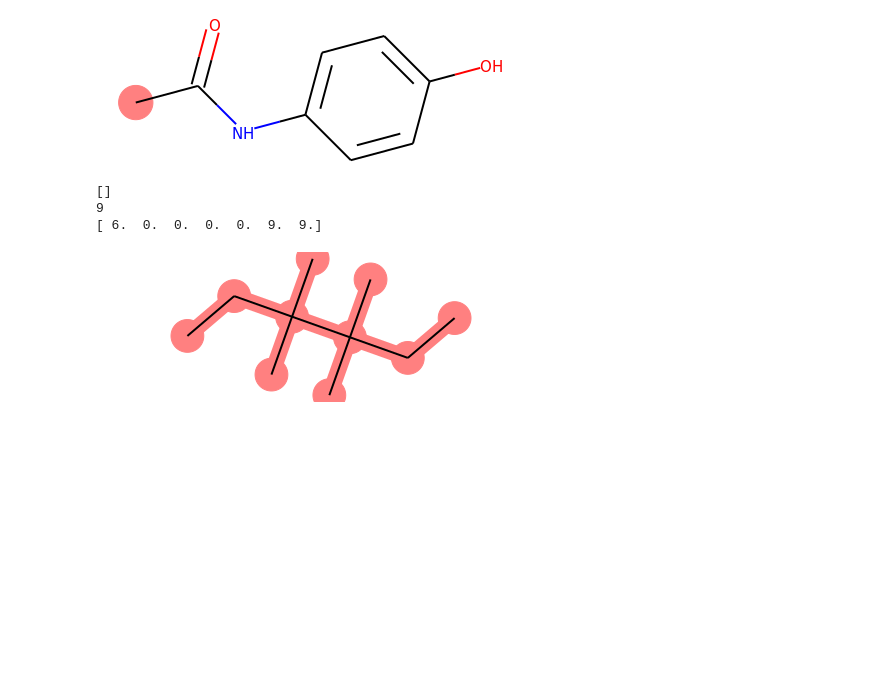
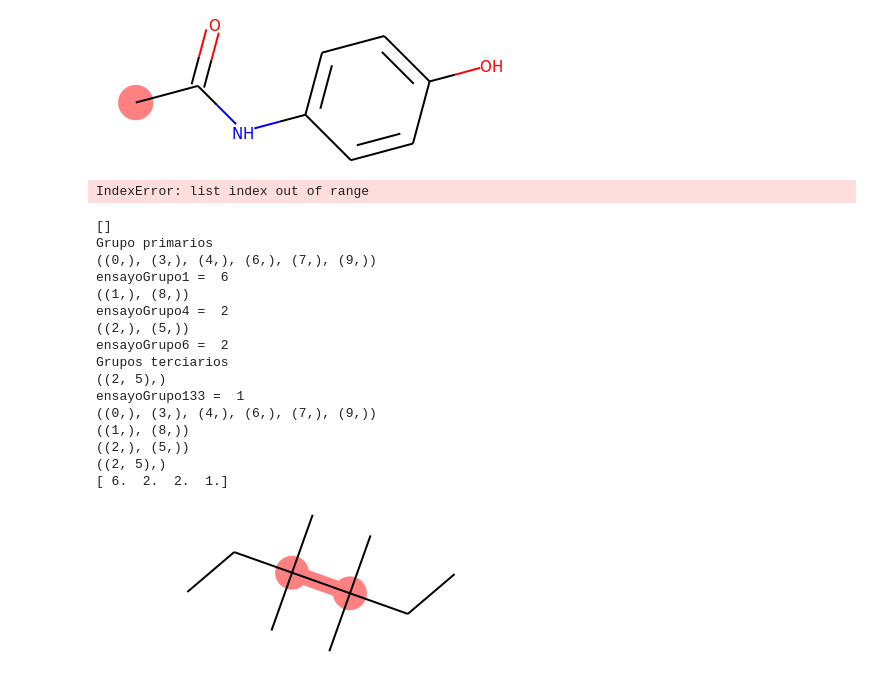
Before and after one commit to pysg/pyther, a Jupyter notebook: grupos.ipynb, the cells around one changed output. Saved outputs shown, nothing was run; the diff lists cells and outputs as text; code cells hidden in the pictures; blank space fills up the shorter version.

Commit message:
grupos funcionales

```diff
--- a/grupos.ipynb
+++ b/grupos.ipynb
@@ -646,45 +652,96 @@ molecula_1
+# %%
+names_to_smiles(['perflouro-2-propanone'])
+# %% [output]
+IndexError: list index out of range
 # %%
 'CC(=O)Nc1ccc(O)cc1'
+'perflouro-2-propanone'
 
 #contadorGrupos = np.ones(10)
 
 numSS = np.array([])
 #numSS = np.zeros(2)
 print(numSS)
 def contarGrupos(molecula, grupo):
+    ERT = some_chemicals[molecula].GetSubstructMatches(Chem.MolFromSmarts(grupo))
+    print(ERT)
 
-    numS = len(some_chemicals[molecula].GetSubstructMatches(Chem.MolFromSmarts(grupo)))
+    numS = len(some_chemicals[molecula].GetSubstructMatches(Chem.MolFromSmarts(grupo), uniquify=True))
     #print(numS)
     some_chemicals[0]
 
     return numS
 
+#----------------
+#grupo1 = 'C'
+####grupo1 = '[CH3;X4]'
+####grupo2 = 'C=O'
+####grupo3 = 'N'
+####grupo4 = 'c1ccccc1'
+####grupo5 = '[OH]'
+####grupo6 = '[CH2]'
+#grupo7 = '[$([C][CH3;X4])]'
+#grupo7 = '[$([CX2][CH3;X4])]'
+#grupo7 = '[#6,C;$([CX2][CH3;X4])]'
+#grupo7 = '[$([CX4]C[CH3;X4])]'
+#grupo7 = '[CH2]'
+# grupo7 = '[CH0][CH0]' # Este funciona para el ejemplo 1
+
+####grupo7 = '[CH0CCC][CH0CCC]'
+####grupo8 = '[CH0]'
+#----------------
+
+
 
 #grupo1 = 'C'
 grupo1 = '[CH3;X4]'
-grupo2 = 'C=O'
-grupo3 = 'N'
-grupo4 = 'c1ccccc1'
-grupo5 = '[OH]'
-grupo6 = 'C(C)(C)C(C)(C)'
-grupo7 = 'CC'
+grupo4 = '[CH2]'
+grupo6 = '[CH0]'
+grupo133 = '[CH0CCC][CH0CCC]'
 
-grupos = [grupo1, grupo2, grupo3, grupo4, grupo5, grupo6, grupo7]
+grupos = [grupo1, grupo4, grupo6, grupo133]
 
 #TotalGrupos = [contarGrupos(grupo) for grupo in grupos]
 
 #np.insert(a, 1, 5)
 molecula = 1
 
-ensayo1 = contarGrupos(molecula, grupo7)
-print(ensayo1)
+print("Grupo primarios")
+
+ensayoGrupo1 = contarGrupos(molecula, grupo1)
+print("ensayoGrupo1 = ", ensayoGrupo1)
+
+ensayoGrupo4 = contarGrupos(molecula, grupo4)
+print("ensayoGrupo4 = ", ensayoGrupo4)
+
+ensayoGrupo6 = contarGrupos(molecula, grupo6)
+print("ensayoGrupo6 = ", ensayoGrupo6)
+
+print("Grupos terciarios")
+
+ensayoGrupo133 = contarGrupos(molecula, grupo133)
+print("ensayoGrupo133 = ", ensayoGrupo133)
+
 TotalGrupos = np.append(numSS, [contarGrupos(molecula, grupo) for grupo in grupos])
 
 #TotalGrupos = np.array([np.append(numSS, contarGrupos(grupo)) for grupo in grupos])
 print(TotalGrupos)
 some_chemicals[molecula]
 # %% [output]
 []
-9
-[ 6.  0.  0.  0.  0.  9.  9.]
+Grupo primarios
+((0,), (3,), (4,), (6,), (7,), (9,))
+ensayoGrupo1 =  6
+((1,), (8,))
+ensayoGrupo4 =  2
+((2,), (5,))
+ensayoGrupo6 =  2
+Grupos terciarios
+((2, 5),)
+ensayoGrupo133 =  1
+((0,), (3,), (4,), (6,), (7,), (9,))
+((1,), (8,))
+((2,), (5,))
+((2, 5),)
+[ 6.  2.  2.  1.]
-[figure, old version]
+[figure, new version]
```
Also changed, not shown: parts of 45 cells of this notebook, 1 other file.
